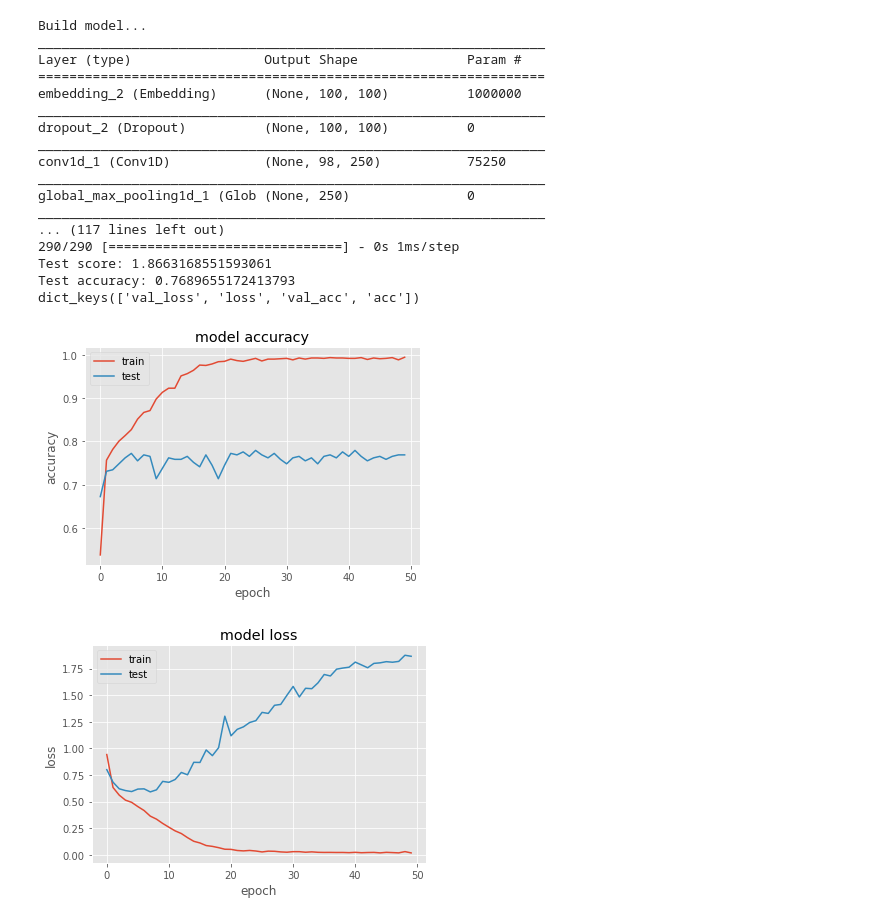
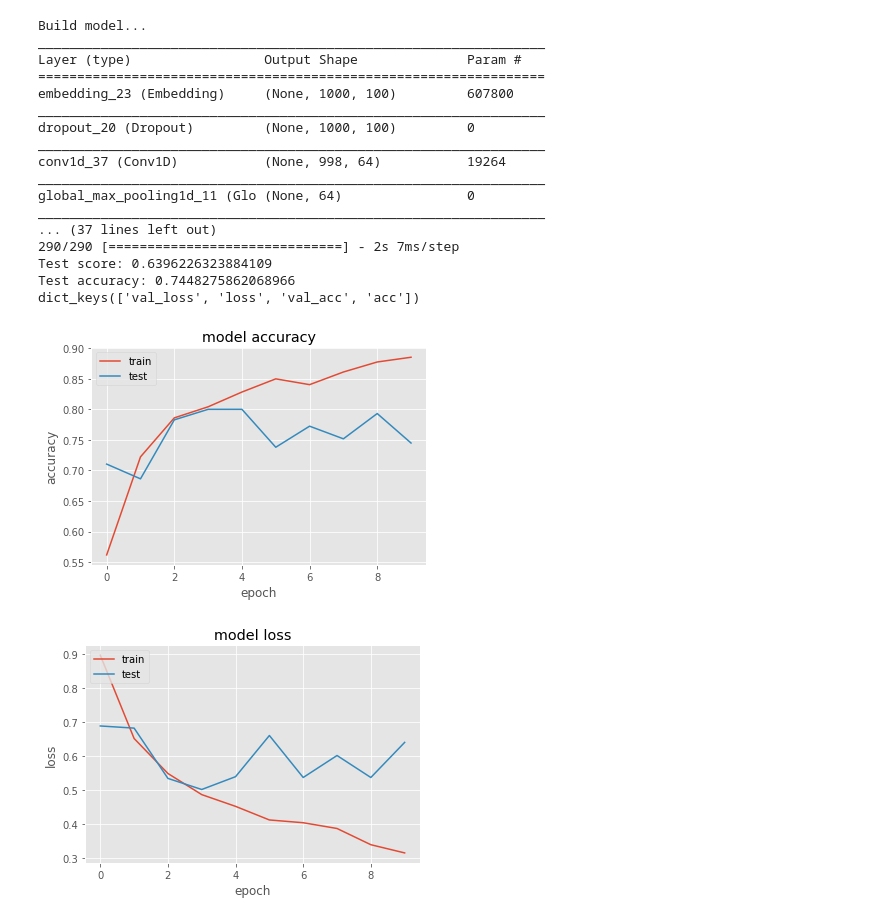
Before and after one commit to YorkUIRLab/eosdb, a Jupyter notebook: experiment/NNExperiments.ipynb, the cells around one changed output. Drawn from its saved outputs; the diff is of its cells as text; code cells hidden in the pictures.

```diff
--- a/experiment/NNExperiments.ipynb
+++ b/experiment/NNExperiments.ipynb
@@ -154,3 +172,14 @@ x_test shape: (290, 100)
 Converted class vector to binary class matrix (for use with categorical_crossentropy)
 y_train shape: (1159, 3)
 y_test shape: (290, 3)
+# %%
+embeddings_index = {}
+f = open( 'data/glove.6B.100d.txt')
+for line in f:
+    values = line.split()
+    word = values[0]
+    coefs = np.asarray(values[1:], dtype='float32')
+    embeddings_index[word] = coefs
+f.close()
+
+print('Found %s word vectors.' % len(embeddings_index))
@@ -156,0 +188,14 @@ y_test shape: (290, 3)
+# %%
+embedding_matrix = np.zeros((len(word_index) + 1, EMBEDDING_DIM))
+for word, i in word_index.items():
+    embedding_vector = embeddings_index.get(word)
+    if embedding_vector is not None:
+        # words not found in embedding index will be all-zeros.
+        embedding_matrix[i] = embedding_vector
+
+#
+embedding_layer = Embedding(len(word_index) + 1,
+                            EMBEDDING_DIM,
+                            weights=[embedding_matrix],
+                            input_length=MAX_SEQUENCE_LENGTH,
+                            trainable=False)
@@ -280,14 +671,12 @@ Wall time: 14min 23s
 # https://github.com/keras-team/keras/blob/master/examples/imdb_cnn.py
 
 # set parameters:
-max_features = 10000
-maxlen = x_train.shape[1]
 batch_size = 32
 embedding_dims = 100
-filters = 250
+filters = 64
 kernel_size = 3
-hidden_dims = 250
-epochs = 50
+hidden_dims = 64
+epochs = 10
 
 
 print('Build model...')
@@ -295,9 +684,11 @@ model = Sequential()
 
 # we start off with an efficient embedding layer which maps
 # our vocab indices into embedding_dims dimensions
-model.add(Embedding(max_features,
-                    embedding_dims,
-                    input_length=maxlen))
+model.add(Embedding(len(word_index) + 1,
+                    EMBEDDING_DIM,
+                    weights=[embedding_matrix],
+                    input_length=MAX_SEQUENCE_LENGTH,
+                    trainable=False))
 model.add(Dropout(0.2))
 
 # we add a Convolution1D, which will learn filters
@@ -326,40 +717,40 @@ model.compile(loss='categorical_crossentropy',
               optimizer='RMSprop',
               metrics=['accuracy'])
 
 print(model.summary())
 
 
 print('Training...')
 network_hist = model.fit(x_train, y_train,
           batch_size=batch_size,
           epochs=epochs, validation_split=0.2,
           validation_data=(x_test, y_test))
 
 
 score, acc = model.evaluate(x_test, y_test,
                             batch_size=batch_size)
 
 print('Test score:', score)
 print('Test accuracy:', acc)
 
 plot_history(network_hist)
 # %% [output]
 Build model...
 _________________________________________________________________
 Layer (type)                 Output Shape              Param #
 =================================================================
-embedding_2 (Embedding)      (None, 100, 100)          1000000
+embedding_23 (Embedding)     (None, 1000, 100)         607800
 _________________________________________________________________
-dropout_2 (Dropout)          (None, 100, 100)          0
+dropout_20 (Dropout)         (None, 1000, 100)         0
 _________________________________________________________________
-conv1d_1 (Conv1D)            (None, 98, 250)           75250
+conv1d_37 (Conv1D)           (None, 998, 64)           19264
 _________________________________________________________________
-global_max_pooling1d_1 (Glob (None, 250)               0
+global_max_pooling1d_11 (Glo (None, 64)                0
 _________________________________________________________________
-... (117 lines left out)
-290/290 [==============================] - 0s 1ms/step
-Test score: 1.8663168551593061
-Test accuracy: 0.7689655172413793
+... (37 lines left out)
+290/290 [==============================] - 2s 7ms/step
+Test score: 0.6396226323884109
+Test accuracy: 0.7448275862068966
 dict_keys(['val_loss', 'loss', 'val_acc', 'acc'])
-[figure, old version]
+[figure, new version]
-[figure, old version]
+[figure, new version]
```
Also changed, not shown: parts of 18 cells of this notebook.
